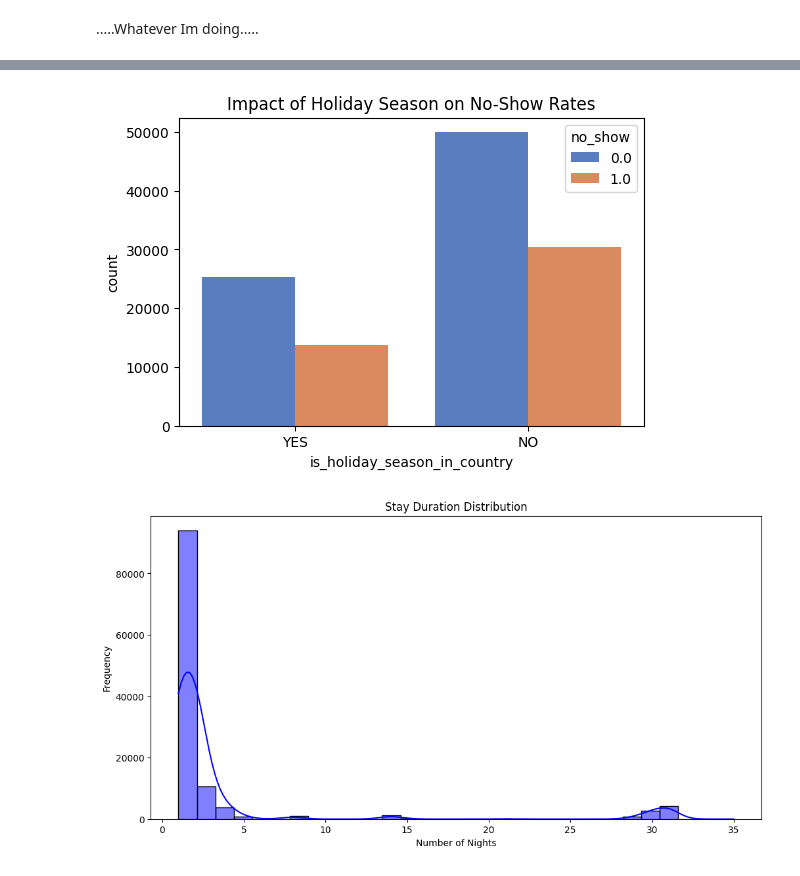
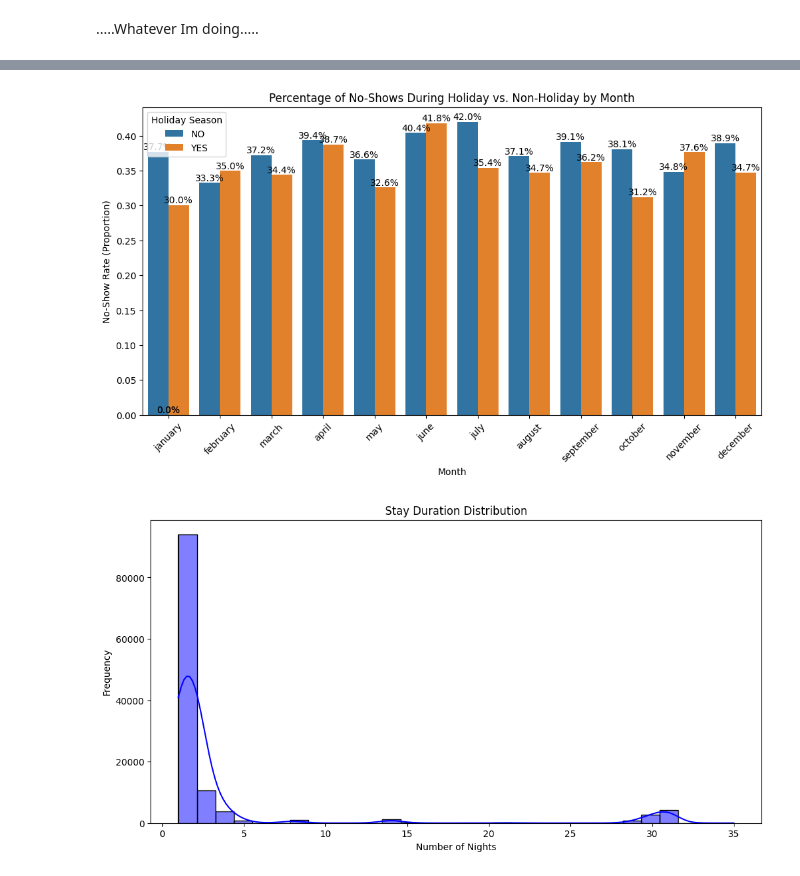
Before and after one commit to e-seet/inf2008ML, a Jupyter notebook: notebook.ipynb, the cells around one changed output, grey strips where cells are left out. Saved outputs shown, nothing was run; the diff lists cells and outputs as text; code cells hidden in the pictures.

```diff
--- a/notebook.ipynb
+++ b/notebook.ipynb
@@ -1377,11 +1375,33 @@ plt.show()
-# %%
-# Holiday Season Impact
-plt.figure(figsize=(6, 4))
-sns.countplot(x='is_holiday_season_in_country', hue='no_show', data=data, palette='muted')
-plt.title("Impact of Holiday Season on No-Show Rates")
-plt.show()
-# %% [output]
-[figure, removed]
+# %%
+# Holiday Season Impact
+data_grouped = data.groupby(['booking_month', 'is_holiday_season_in_country'])['no_show'].mean().reset_index()
+
+# Define the correct month order
+month_order = ["january", "february", "march", "april", "may", "june",
+               "july", "august", "september", "october", "november", "december"]
+
+plt.figure(figsize=(12, 6))
+ax = sns.barplot(x='booking_month', y='no_show', hue='is_holiday_season_in_country',
+                 data=data_grouped, palette=["#1f77b4", "#ff7f0e"], order=month_order)
+
+# Add labels on bars
+for p in ax.patches:
+    ax.annotate(f"{p.get_height():.1%}",
+                (p.get_x() + p.get_width() / 2, p.get_height()),
+                ha='center', va='bottom', fontsize=10)
+
+# Improve legend
+plt.legend(title="Holiday Season")
+
+# Titles and labels
+plt.title("Percentage of No-Shows During Holiday vs. Non-Holiday by Month")
+plt.xlabel("Month")
+plt.ylabel("No-Show Rate (Proportion)")
+plt.xticks(rotation=45)
+
+plt.show()
+# %% [output]
+[figure, added]
 # %%
 # Stay Duration
 plt.figure(figsize=(12, 6))
```
Also changed, not shown: parts of 2 cells of this notebook.
